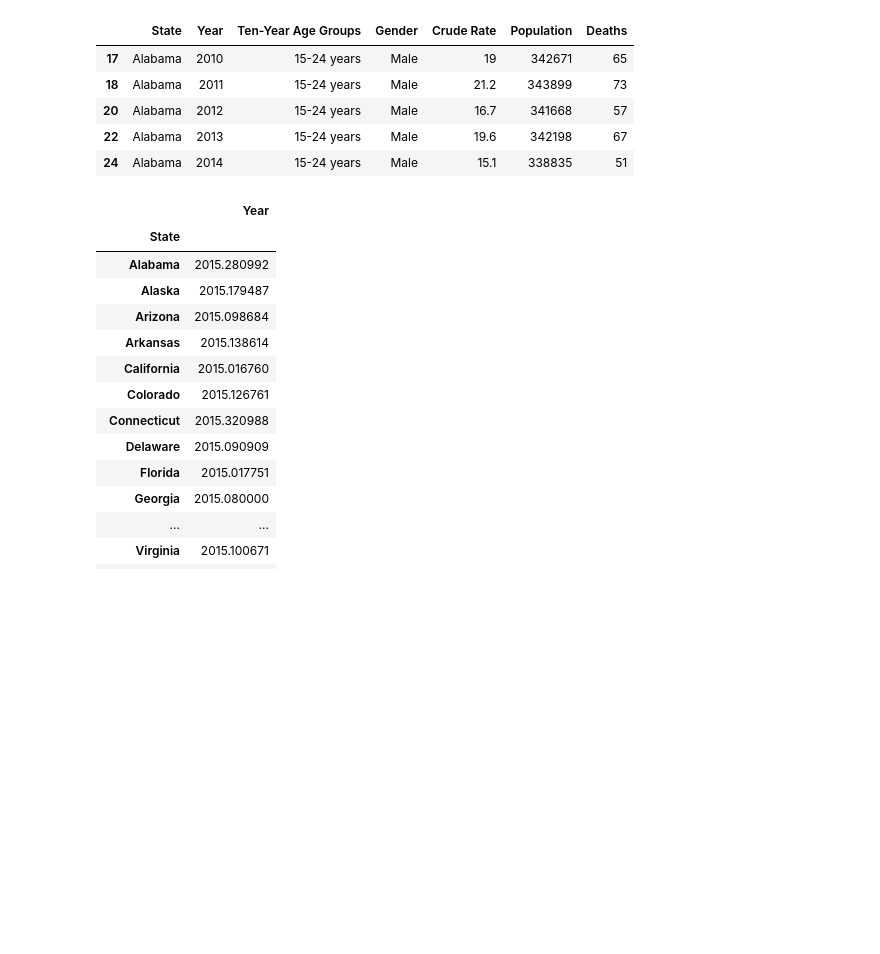
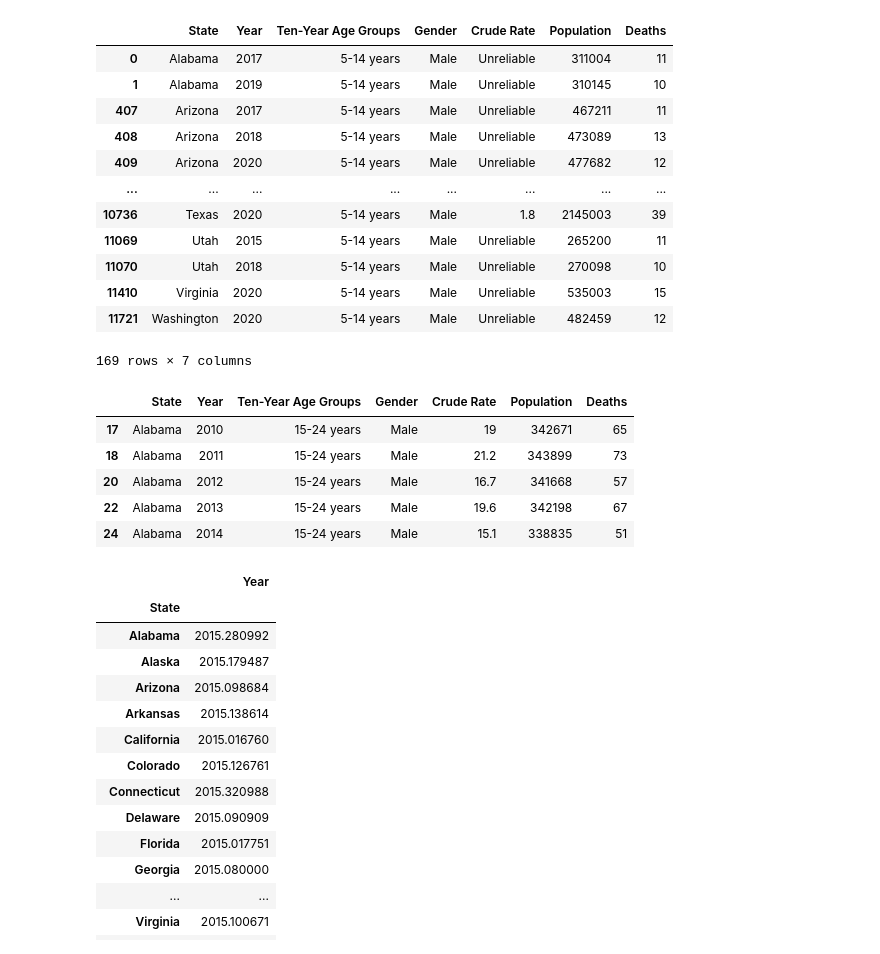
Before and after one commit to Arthur-Langlois/capstone, a Jupyter notebook: notebooks/cleaning_eda.ipynb, the cells around one changed output. Cells and saved outputs as stored; diff of their text form; code cells hidden in the pictures; blank space fills up the shorter version.

```diff
--- a/notebooks/cleaning_eda.ipynb
+++ b/notebooks/cleaning_eda.ipynb
@@ -9,6 +9,22 @@ from tabulate import tabulate
 # %%
 df = pd.read_excel('../data/cdc_suicide.xlsx')
 df = df[['State', 'Year','Ten-Year Age Groups', 'Gender', 'Crude Rate', 'Population','Deaths']]
+# %%
+df[(df['Ten-Year Age Groups'] == '5-14 years') | (df['Ten-Year Age Groups'] == '5-14 years')]
+# %% [output]
+|  | State | Year | Ten-Year Age Groups | Gender | Crude Rate | Population | Deaths |
+| 0 | Alabama | 2017 | 5-14 years | Male | Unreliable | 311004 | 11 |
+| 1 | Alabama | 2019 | 5-14 years | Male | Unreliable | 310145 | 10 |
+| 407 | Arizona | 2017 | 5-14 years | Male | Unreliable | 467211 | 11 |
+| 408 | Arizona | 2018 | 5-14 years | Male | Unreliable | 473089 | 13 |
+| 409 | Arizona | 2020 | 5-14 years | Male | Unreliable | 477682 | 12 |
+| ... | ... | ... | ... | ... | ... | ... | ... |
+| 10736 | Texas | 2020 | 5-14 years | Male | 1.8 | 2145003 | 39 |
+| 11069 | Utah | 2015 | 5-14 years | Male | Unreliable | 265200 | 11 |
+| 11070 | Utah | 2018 | 5-14 years | Male | Unreliable | 270098 | 10 |
+| 11410 | Virginia | 2020 | 5-14 years | Male | Unreliable | 535003 | 15 |
+| 11721 | Washington | 2020 | 5-14 years | Male | Unreliable | 482459 | 12 |
+169 rows × 7 columns
 # %%
 df = df[df['Crude Rate'] != 'Unreliable']
 df['Crude Rate'].astype(int)
```
